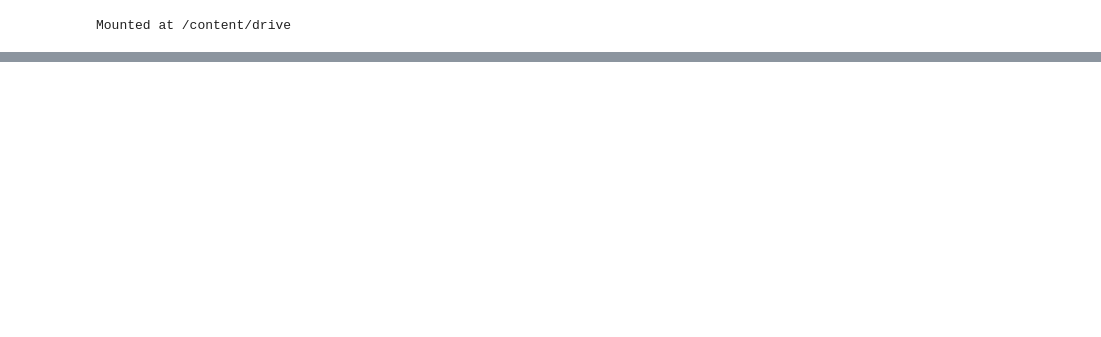
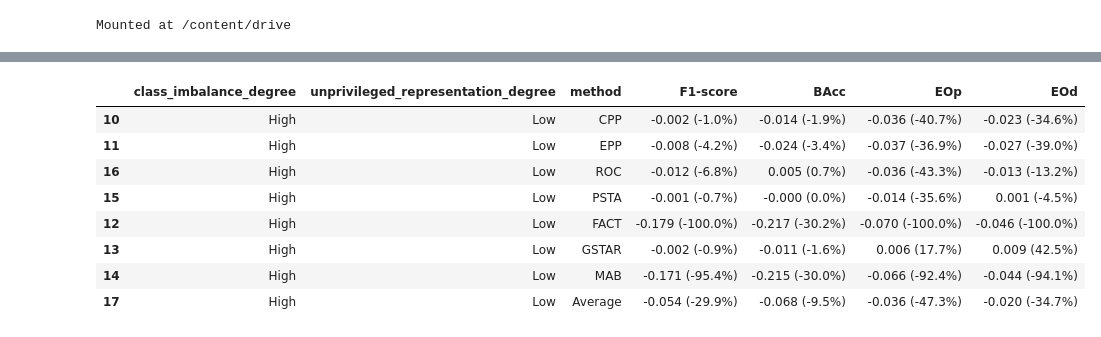
Before and after one commit to ngoc-vien-dang/FairML4H-PostProcessing, a Jupyter notebook: Overall_datasets.ipynb, the cells around one changed output, grey strips where cells are left out. Saved outputs shown, nothing was run; the diff lists cells and outputs as text; code cells hidden in the pictures; blank space fills up the shorter version.

```diff
--- a/Overall_datasets.ipynb
+++ b/Overall_datasets.ipynb
@@ -72,0 +70,12 @@ overall_df['Medium_Medium']
+# %%
+overall_df['High_Low'][['class_imbalance_degree', 'unprivileged_representation_degree','method', 'F1-score', 'BAcc', 'EOp', 'EOd']]
+# %% [output]
+|  | class_imbalance_degree | unprivileged_representation_degree | method | F1-score | BAcc | EOp | EOd |
+| 10 | High | Low | CPP | -0.002 (-1.0%) | -0.014 (-1.9%) | -0.036 (-40.7%) | -0.023 (-34.6%) |
+| 11 | High | Low | EPP | -0.008 (-4.2%) | -0.024 (-3.4%) | -0.037 (-36.9%) | -0.027 (-39.0%) |
+| 16 | High | Low | ROC | -0.012 (-6.8%) | 0.005 (0.7%) | -0.036 (-43.3%) | -0.013 (-13.2%) |
+| 15 | High | Low | PSTA | -0.001 (-0.7%) | -0.000 (0.0%) | -0.014 (-35.6%) | 0.001 (-4.5%) |
+| 12 | High | Low | FACT | -0.179 (-100.0%) | -0.217 (-30.2%) | -0.070 (-100.0%) | -0.046 (-100.0%) |
+| 13 | High | Low | GSTAR | -0.002 (-0.9%) | -0.011 (-1.6%) | 0.006 (17.7%) | 0.009 (42.5%) |
+| 14 | High | Low | MAB | -0.171 (-95.4%) | -0.215 (-30.0%) | -0.066 (-92.4%) | -0.044 (-94.1%) |
+| 17 | High | Low | Average | -0.054 (-29.9%) | -0.068 (-9.5%) | -0.036 (-47.3%) | -0.020 (-34.7%) |
```
Also changed, not shown: parts of 13 cells of this notebook, 3 other files.
